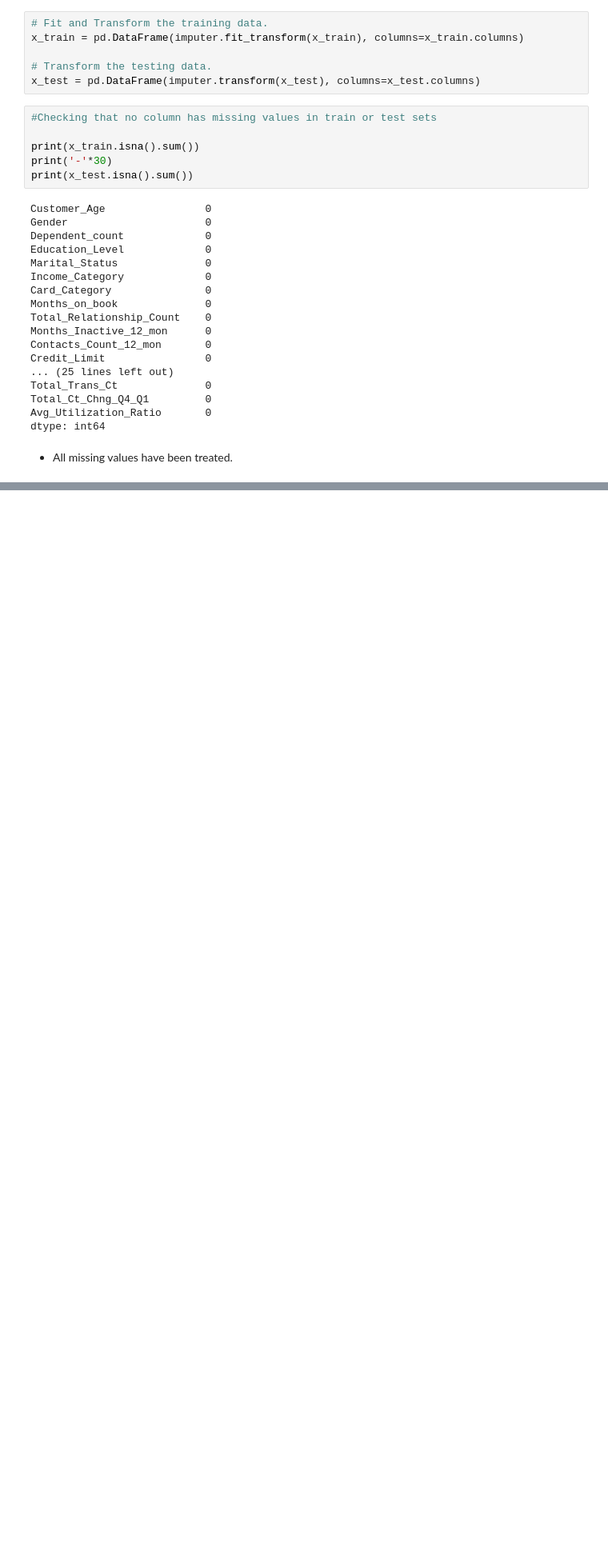
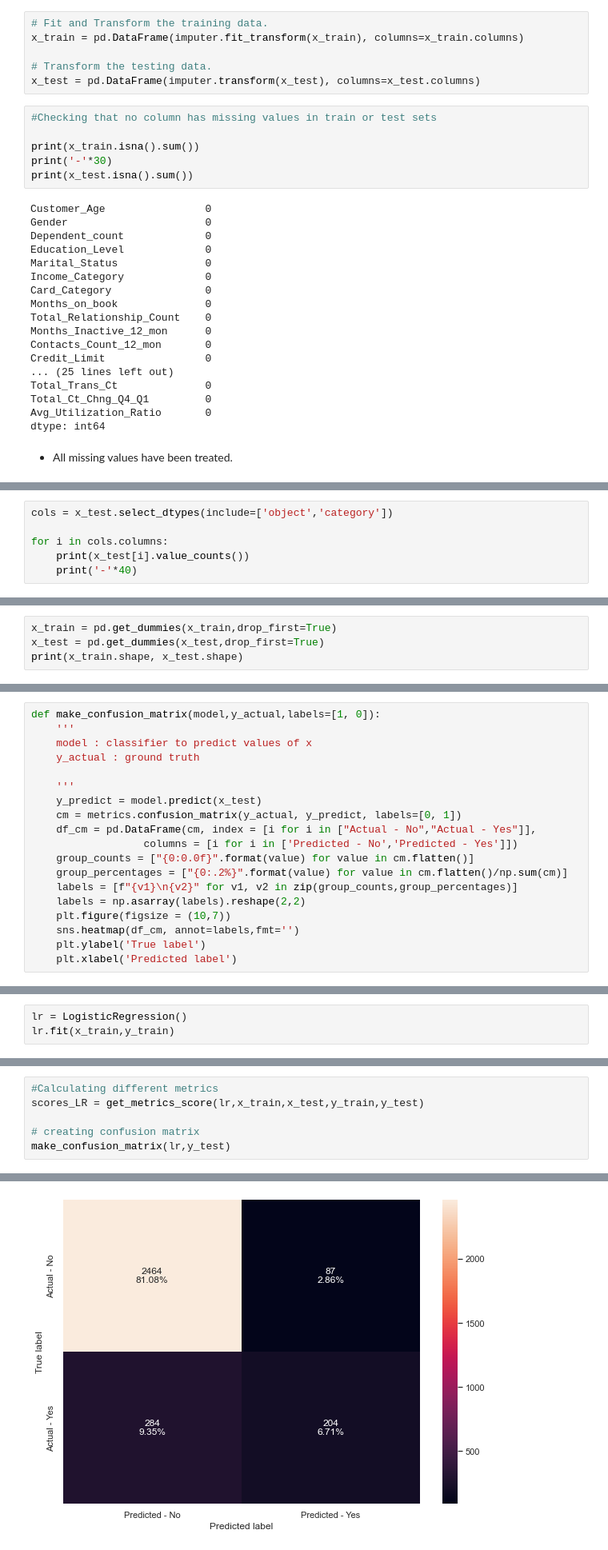
Before and after one commit to dhvanikotecha/Bank-Customer-Churn-Prediction, a Jupyter notebook: Mini Project 2.ipynb, the cells around one changed output, grey strips where cells are left out. Shown at 80% size. Cells and saved outputs as stored; diff of their text form; blank space fills up the shorter version.

```diff
--- a/Mini Project 2.ipynb
+++ b/Mini Project 2.ipynb
@@ -1016,0 +1081,6 @@ dtype: int64
+# %%
+cols = x_test.select_dtypes(include=['object','category'])
+
+for i in cols.columns:
+    print(x_test[i].value_counts())
+    print('-'*40)
@@ -1016,0 +1109,4 @@ dtype: int64
+# %%
+x_train = pd.get_dummies(x_train,drop_first=True)
+x_test = pd.get_dummies(x_test,drop_first=True)
+print(x_train.shape, x_test.shape)
@@ -1016,0 +1174,19 @@ dtype: int64
+# %%
+def make_confusion_matrix(model,y_actual,labels=[1, 0]):
+    '''
+    model : classifier to predict values of x
+    y_actual : ground truth
+
+    '''
+    y_predict = model.predict(x_test)
+    cm = metrics.confusion_matrix(y_actual, y_predict, labels=[0, 1])
+    df_cm = pd.DataFrame(cm, index = [i for i in ["Actual - No","Actual - Yes"]],
+                  columns = [i for i in ['Predicted - No','Predicted - Yes']])
+    group_counts = ["{0:0.0f}".format(value) for value in cm.flatten()]
+    group_percentages = ["{0:.2%}".format(value) for value in cm.flatten()/np.sum(cm)]
+    labels = [f"{v1}\n{v2}" for v1, v2 in zip(group_counts,group_percentages)]
+    labels = np.asarray(labels).reshape(2,2)
+    plt.figure(figsize = (10,7))
+    sns.heatmap(df_cm, annot=labels,fmt='')
+    plt.ylabel('True label')
+    plt.xlabel('Predicted label')
@@ -1016,0 +1195,3 @@ dtype: int64
+# %%
+lr = LogisticRegression()
+lr.fit(x_train,y_train)
@@ -1016,0 +1200,7 @@ dtype: int64
+# %%
+#Calculating different metrics
+scores_LR = get_metrics_score(lr,x_train,x_test,y_train,y_test)
+
+# creating confusion matrix
+make_confusion_matrix(lr,y_test)
+# %% [output]
@@ -1016,0 +1213 @@ dtype: int64
+[figure, added]
```
Also changed, not shown: parts of 24 cells of this notebook.
